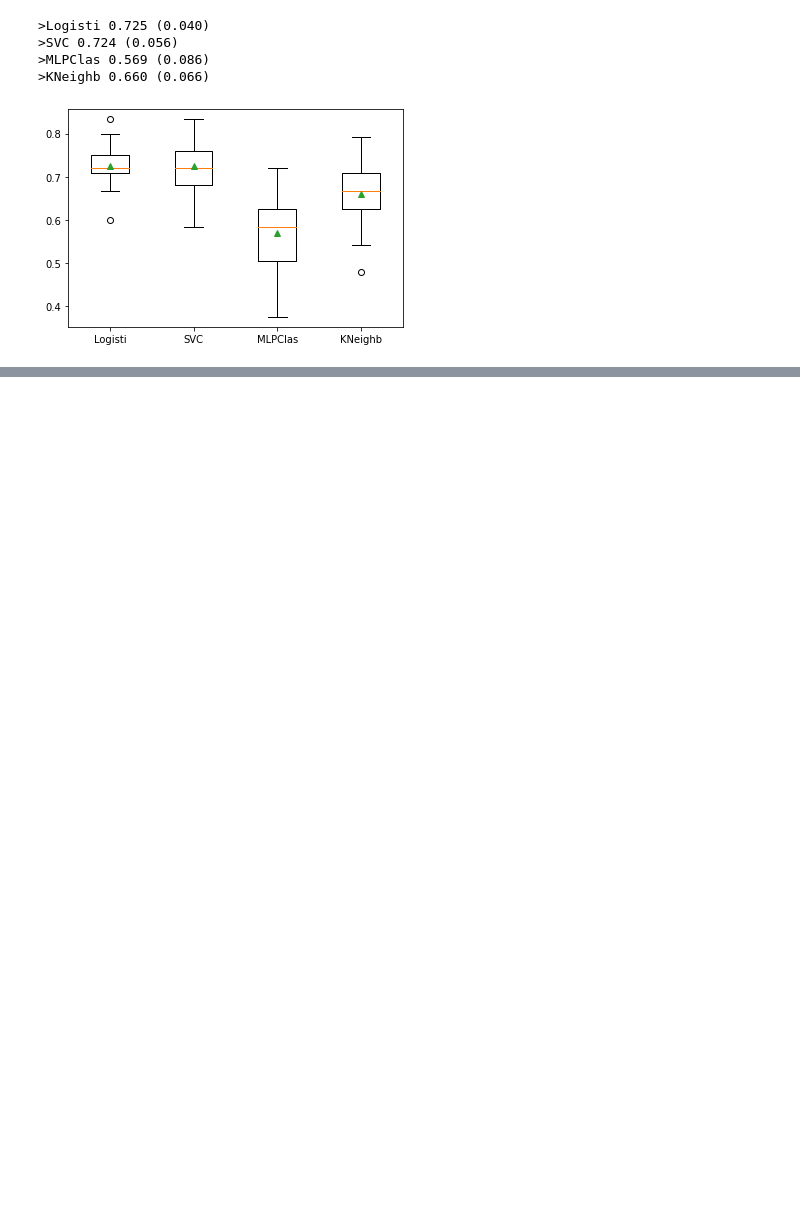
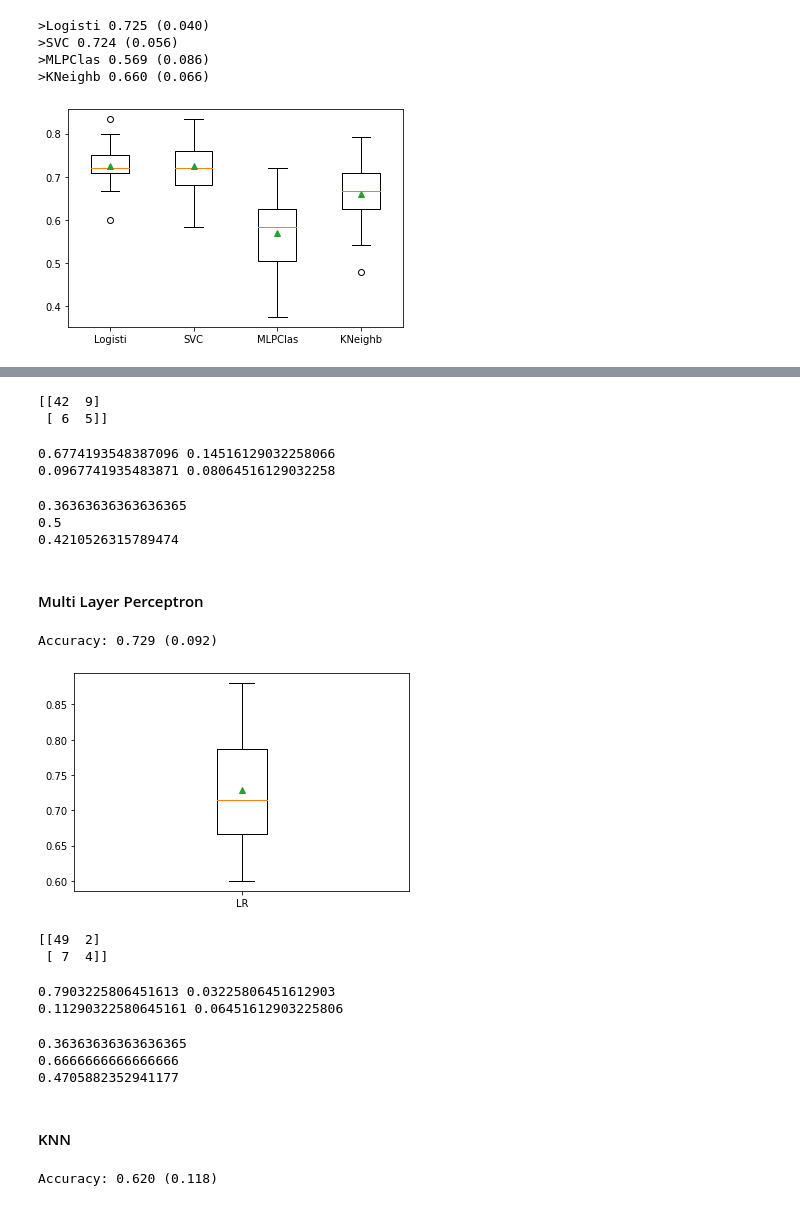
Before and after one commit to Bryan-Suelo/machine_learning, a Jupyter notebook: haberman_Survival/Haberman_survivals.ipynb, the cells around one changed output, grey strips where cells are left out. Cells and saved outputs as stored; diff of their text form; code cells hidden in the pictures; blank space fills up the shorter version.

```diff
--- a/haberman_Survival/Haberman_survivals.ipynb
+++ b/haberman_Survival/Haberman_survivals.ipynb
@@ -239,0 +314,73 @@ plt.show()
+# %%
+model.fit(x_train, y_train)
+prediction = model.predict(x_test)
+conf_mtx = confusion_matrix(y_test, prediction)
+print(conf_mtx)
+# %% [output]
+[[42  9]
+ [ 6  5]]
+# %%
+t = conf_mtx.sum()
+print(conf_mtx[0,0]/t, conf_mtx[0,1]/t)
+print(conf_mtx[1,0]/t, conf_mtx[1,1]/t)
+# %% [output]
+0.6774193548387096 0.14516129032258066
+0.0967741935483871 0.08064516129032258
+# %%
+print(recall_score(y_test, prediction))
+print(precision_score(y_test,prediction))
+print(f1_score(y_test, prediction))
+# %% [output]
+0.36363636363636365
+0.5
+0.4210526315789474
+# %% [markdown]
+#### Multi Layer Perceptron
+# %%
+model = MLPClassifier(max_iter=100)
+pip = Pipeline(steps=[('t', StandardScaler()),('m',model)])
+cv = KFold(n_splits=10, random_state=1, shuffle=True)
+
+scores = cross_val_score(pip, x_train, y_train, scoring='accuracy', cv=cv, n_jobs=-1)
+print('Accuracy: %.3f (%.3f)' % (mean(scores), std(scores)))
+# %% [output]
+Accuracy: 0.729 (0.092)
+# %%
+plt.boxplot(scores, labels=['LR'], showmeans=True)
+plt.show()
+# %% [output]
+[figure, added]
+# %%
+model.fit(x_train, y_train)
+prediction = model.predict(x_test)
+conf_mtx = confusion_matrix(y_test, prediction)
+print(conf_mtx)
+# %% [output]
+[[49  2]
+ [ 7  4]]
+# %%
+t = conf_mtx.sum()
+print(conf_mtx[0,0]/t, conf_mtx[0,1]/t)
+print(conf_mtx[1,0]/t, conf_mtx[1,1]/t)
+# %% [output]
+0.7903225806451613 0.03225806451612903
+0.11290322580645161 0.06451612903225806
+# %%
+print(recall_score(y_test, prediction))
+print(precision_score(y_test,prediction))
+print(f1_score(y_test, prediction))
+# %% [output]
+0.36363636363636365
+0.6666666666666666
+0.4705882352941177
+# %% [markdown]
+#### KNN
+# %%
+model = KNeighborsClassifier(n_neighbors=3, weights='distance')
+pip = Pipeline(steps=[('t', PowerTransformer()),('m',model)])
+cv = KFold(n_splits=10, random_state=1, shuffle=True)
+
+scores = cross_val_score(pip, x_train, y_train, scoring='accuracy', cv=cv, n_jobs=-1)
+print('Accuracy: %.3f (%.3f)' % (mean(scores), std(scores)))
+# %% [output]
+Accuracy: 0.620 (0.118)
```
Also changed, not shown: parts of 21 cells of this notebook.
